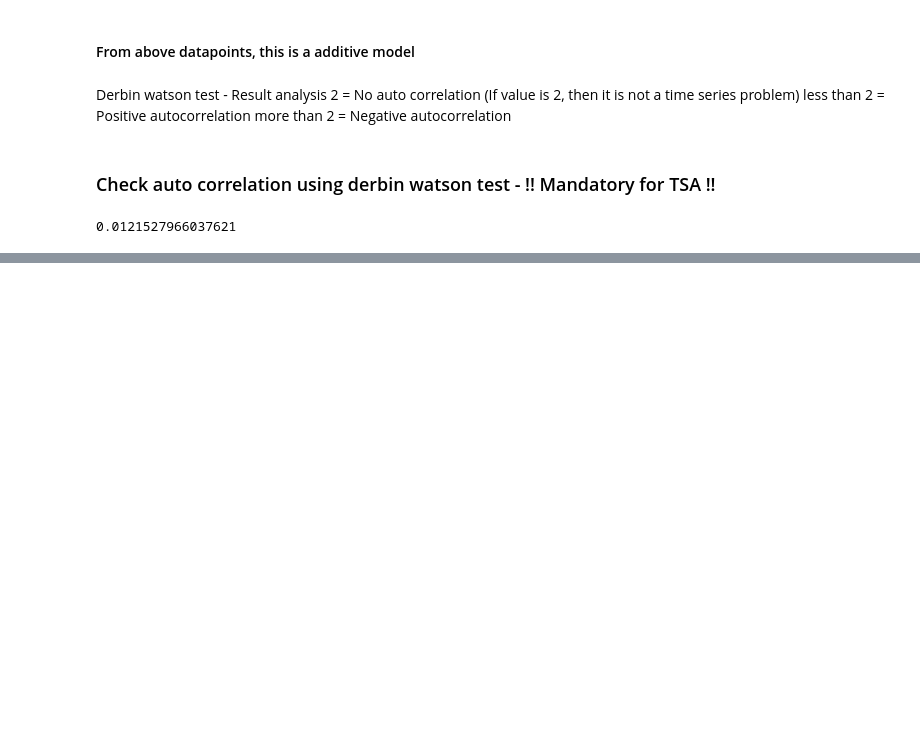
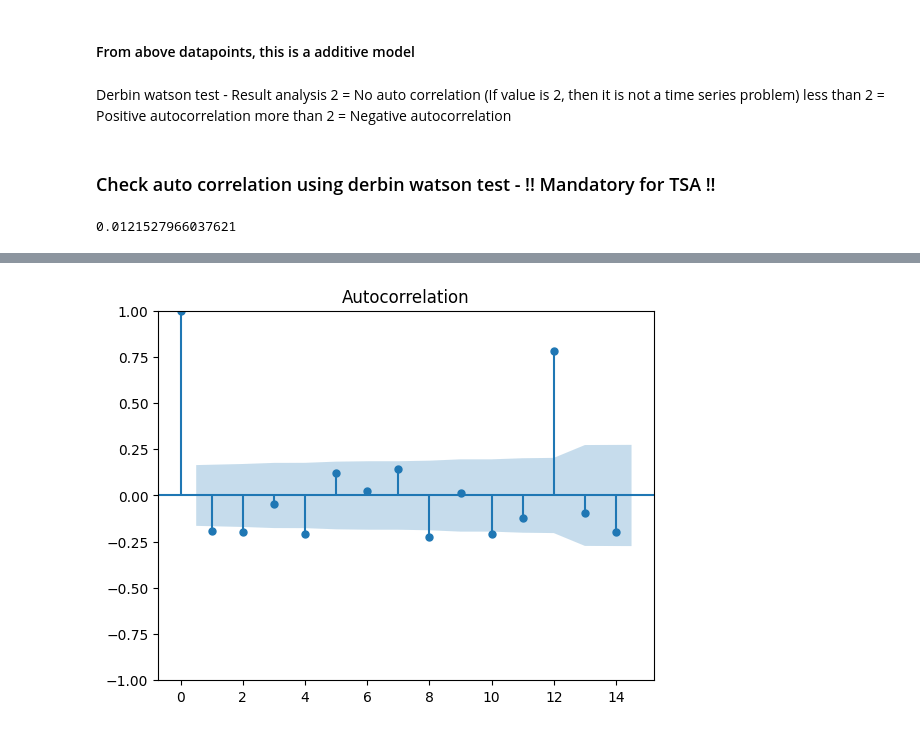
Before and after one commit to iampawankc/MLAlgo, a Jupyter notebook: TimeSeriesForecasting/Timeseries-fundamentals.ipynb, the cells around one changed output, grey strips where cells are left out. Cells and saved outputs as stored; diff of their text form; code cells hidden in the pictures; blank space fills up the shorter version.

```diff
--- a/TimeSeriesForecasting/Timeseries-fundamentals.ipynb
+++ b/TimeSeriesForecasting/Timeseries-fundamentals.ipynb
@@ -131,0 +276,6 @@ sm.stats.durbin_watson(dataset['Thousands of Passengers'])
+# %%
+#Calculate Q value for Trend
+plot_acf(dataset['2nd diff'].dropna(), lags=14)
+plt.show()
+# %% [output]
+[figure, added]
```
Also changed, not shown: parts of 68 cells of this notebook.
